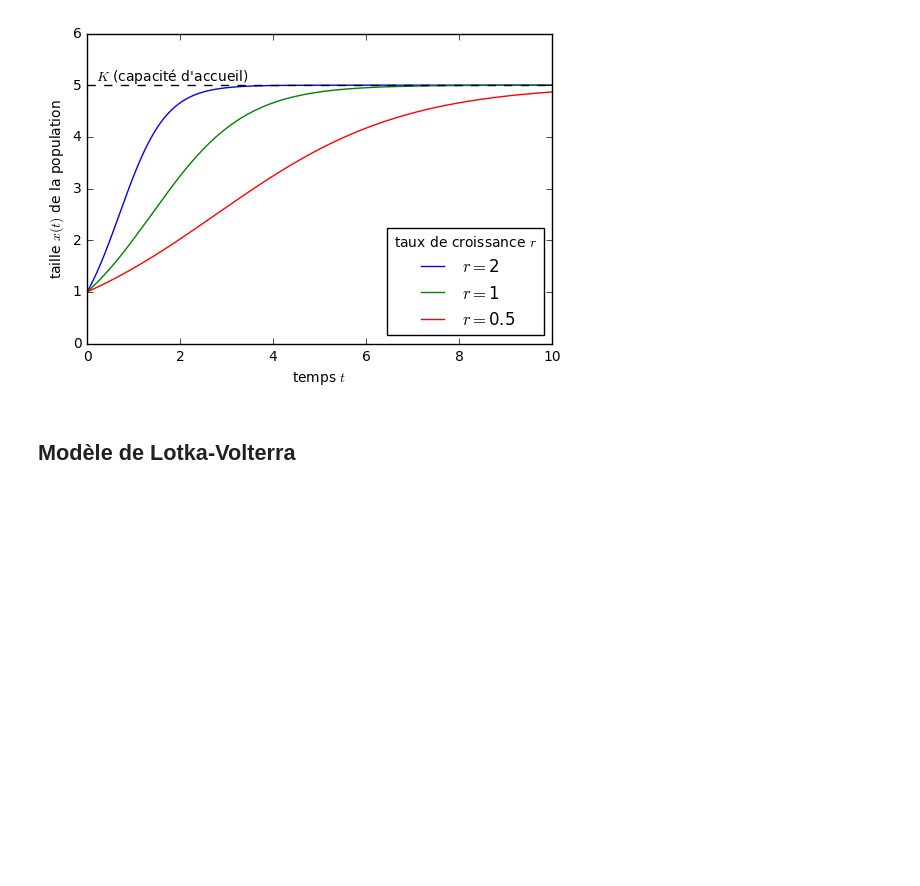
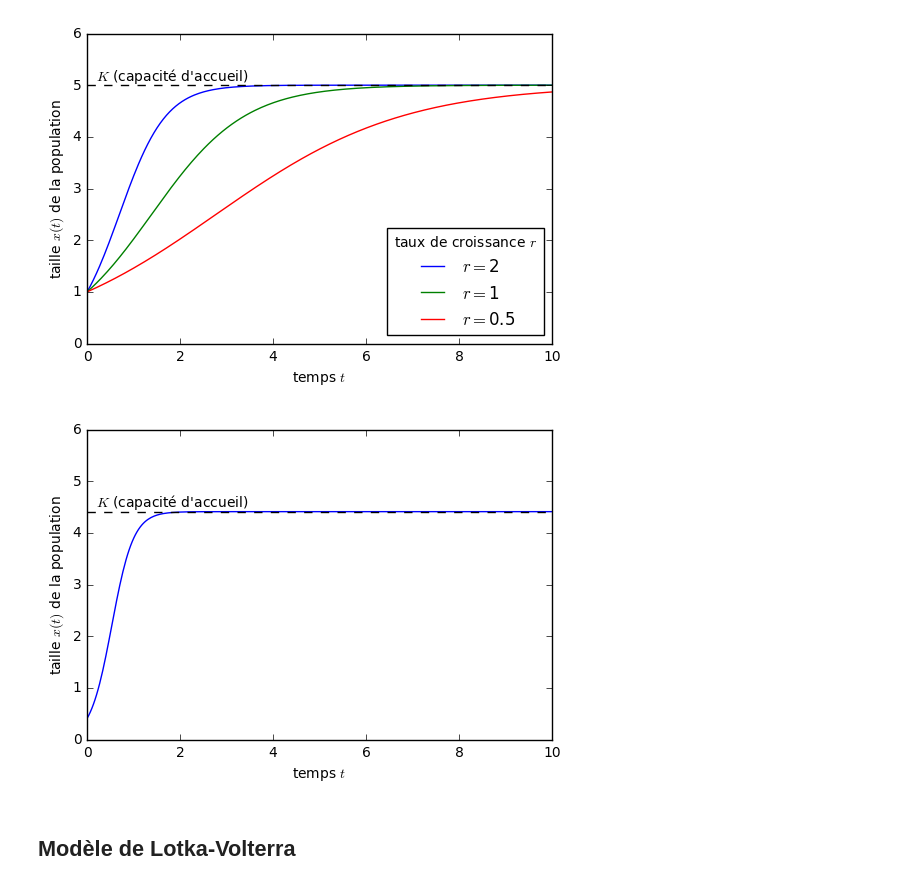
Before and after one commit to juliejj/systemes_dynamiques_agronomie, a Jupyter notebook: 1_premiers_modeles.ipynb, the cells around one changed output. Drawn from its saved outputs; the diff is of its cells as text; code cells hidden in the pictures; blank space fills up the shorter version.

```diff
--- a/1_premiers_modeles.ipynb
+++ b/1_premiers_modeles.ipynb
@@ -93,5 +117,22 @@ plt.ylabel(r'taille $x(t)$ de la population')
 plt.show()
 # %% [output]
 [figure]
+# %%
+from IPython.html.widgets import interact, fixed
+
+def pltlogistique(x0,K,r):
+    population2 = K*1/(1+ (K/x0-1) * np.exp(-r*temps))
+    plt.plot(temps, population2)
+    plt.ylim([0,6])
+    plt.plot([t0, t1], [K, K], color="k", linestyle='--')
+    plt.text((t1-t0)/50, K, r"$K$ (capacité d'accueil)",
+             verticalalignment='bottom', horizontalalignment='left')
+    plt.xlabel(r'temps $t$')
+    plt.ylabel(r'taille $x(t)$ de la population')
+    plt.show()
+
+interact(pltlogistique, x0=(0.01,6,0.1), K=(0.01,6,0.1), r=(0.1,20,0.1))
+# %% [output]
+[figure, added]
 # %% [markdown]
 ## Modèle de Lotka-Volterra
```
Also changed, not shown: parts of 8 cells of this notebook.
